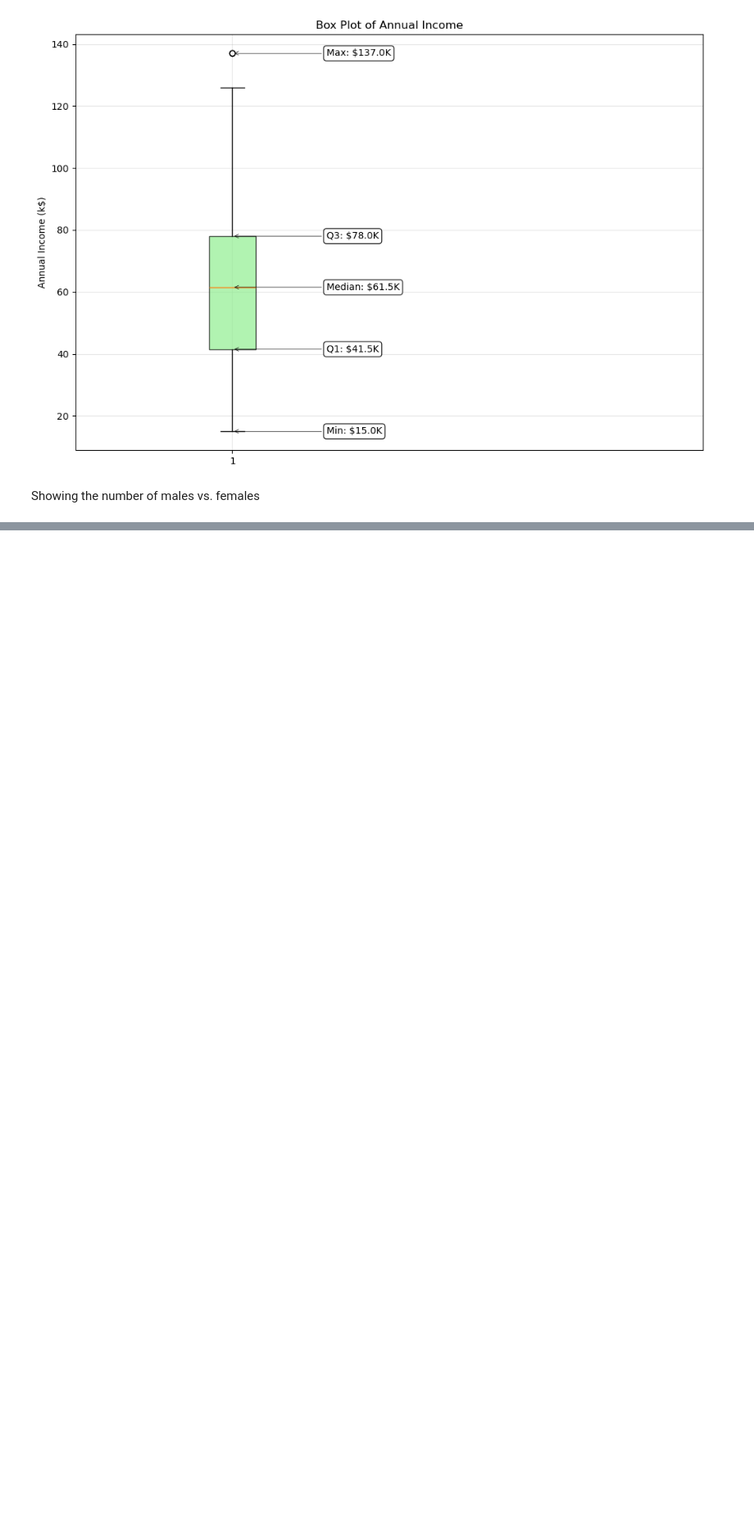
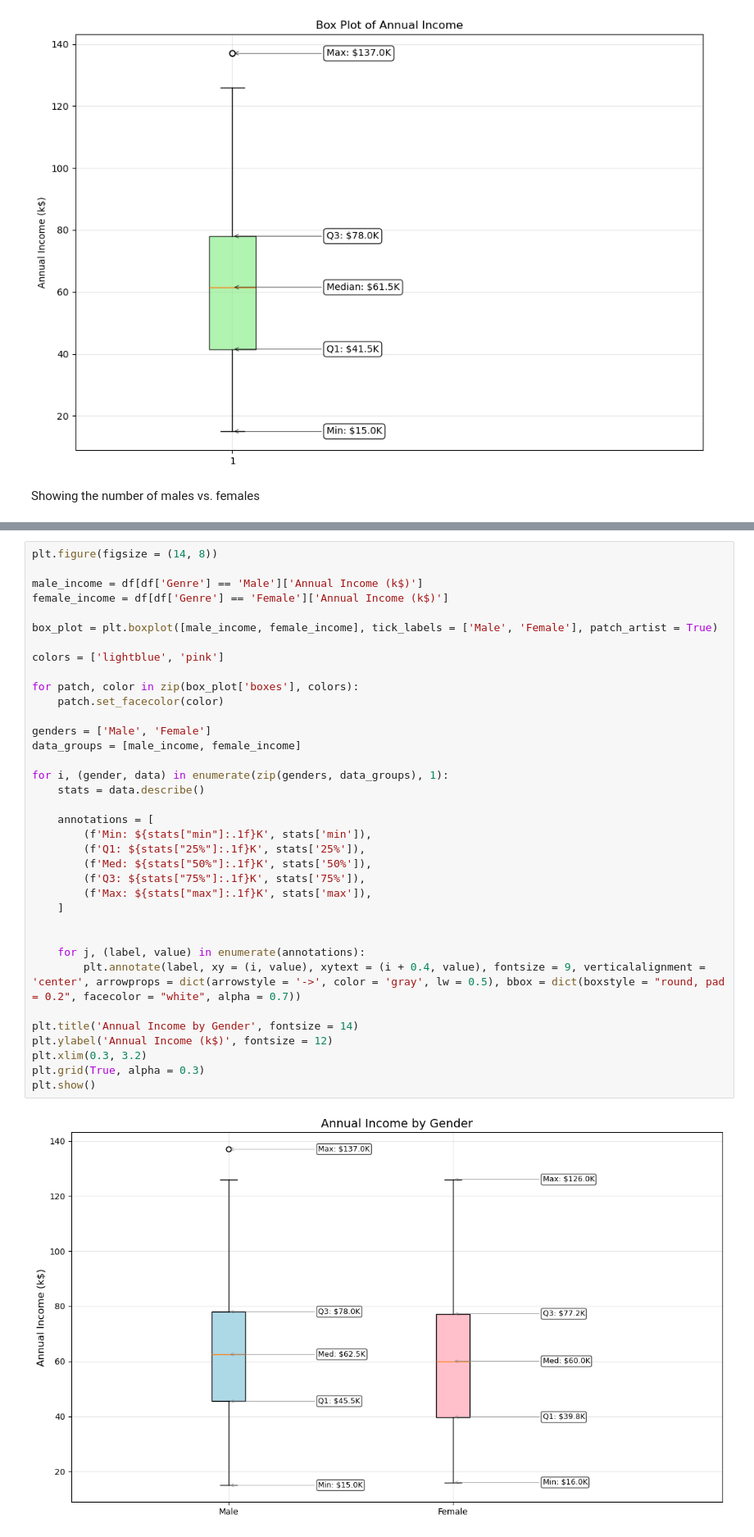
Before and after one commit to CedricBaaklini/Machine-Learning-Project, a Jupyter notebook: Project 1/Average Income and Gender.ipynb, the cells around one changed output, grey strips where cells are left out. Shown at 82% size. Drawn from its saved outputs; the diff is of its cells as text; blank space fills up the shorter version.

Commit message:
Adding the box plot for the annual income by gender.

```diff
--- a/Project 1/Average Income and Gender.ipynb
+++ b/Project 1/Average Income and Gender.ipynb
@@ -83,0 +82,38 @@ plt.show()
+# %%
+plt.figure(figsize = (14, 8))
+
+male_income = df[df['Genre'] == 'Male']['Annual Income (k$)']
+female_income = df[df['Genre'] == 'Female']['Annual Income (k$)']
+
+box_plot = plt.boxplot([male_income, female_income], tick_labels = ['Male', 'Female'], patch_artist = True)
+
+colors = ['lightblue', 'pink']
+
+for patch, color in zip(box_plot['boxes'], colors):
+    patch.set_facecolor(color)
+
+genders = ['Male', 'Female']
+data_groups = [male_income, female_income]
+
+for i, (gender, data) in enumerate(zip(genders, data_groups), 1):
+    stats = data.describe()
+
+    annotations = [
+        (f'Min: ${stats["min"]:.1f}K', stats['min']),
+        (f'Q1: ${stats["25%"]:.1f}K', stats['25%']),
+        (f'Med: ${stats["50%"]:.1f}K', stats['50%']),
+        (f'Q3: ${stats["75%"]:.1f}K', stats['75%']),
+        (f'Max: ${stats["max"]:.1f}K', stats['max']),
+    ]
+
+
+    for j, (label, value) in enumerate(annotations):
+        plt.annotate(label, xy = (i, value), xytext = (i + 0.4, value), fontsize = 9, verticalalignment = 'center', arrowprops = dict(arrowstyle = '->', color = 'gray', lw = 0.5), bbox = dict(boxstyle = "round, pad = 0.2", facecolor = "white", alpha = 0.7))
+
+plt.title('Annual Income by Gender', fontsize = 14)
+plt.ylabel('Annual Income (k$)', fontsize = 12)
+plt.xlim(0.3, 3.2)
+plt.grid(True, alpha = 0.3)
+plt.show()
+# %% [output]
+[figure, added]
```
Also changed, not shown: parts of 3 cells of this notebook.
